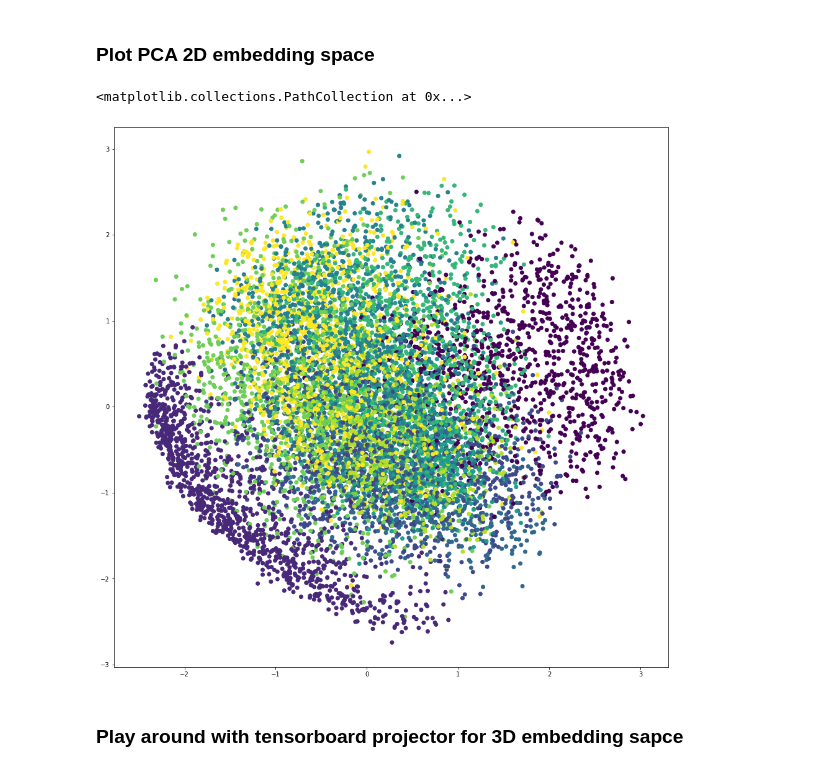
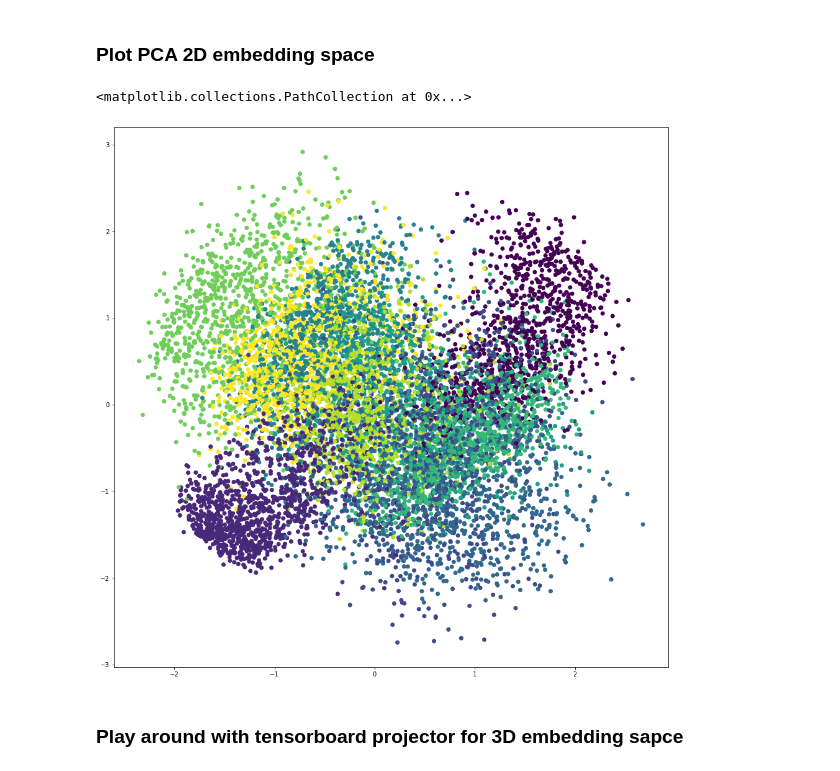
Before and after one commit to efthymis-mcl/algomorphism, a Jupyter notebook: examples/vae.ipynb, the cells around one changed output. Cells and saved outputs as stored; diff of their text form; code cells hidden in the pictures.

Commit message:
update models.py, base.py and examples

```diff
--- a/examples/vae.ipynb
+++ b/examples/vae.ipynb
@@ -189,15 +190,13 @@ class Decoder(Model):
 
 
 class VAE(Model, BaseNeuralNetwork):
-    def __init__(self, early_stop_vars=None, weights_outfile=None, optimizer="Adam", learning_rate=1e-4):
+    def __init__(self, dataset, early_stop_vars=None, weights_outfile=None, optimizer="Adam", learning_rate=1e-4):
         Model.__init__(self, name="vae")
 
         status = [
             [0],
             [1,2]
         ]
-        BaseNeuralNetwork.__init__(self, status, early_stop_vars, weights_outfile, optimizer, learning_rate)
-
 
         self.cost_mtr = MetricBase(self,
                                    [DKLm()],
@@ -211,6 +210,7 @@ class VAE(Model, BaseNeuralNetwork):
                                   status,
                                   [0]
                                   )
+        BaseNeuralNetwork.__init__(self, status, dataset, early_stop_vars, weights_outfile, optimizer, learning_rate)
 
         self.encoder = Encoder()
         self.decoder = Decoder()
@@ -229,7 +229,7 @@ class VAE(Model, BaseNeuralNetwork):
 # %% [markdown]
 ## Initialize & Train VAE
 # %%
-vae = VAE(optimizer='Adam')
+vae = VAE(dataset=mnist_d, optimizer='Adam')
 # %%
-vae.train(dataset_train, 50, dataset_test)
+vae.train(mnist_d, 50, print_types=['train'])
 # %% [output]
@@ -259,6 +254,8 @@ val_cost: 0.20847570896148682
 # %% [markdown]
 ## Visualization
 ### VAE input, output example
+# %%
+x_test, y_test = mnist_d.get_test_examples()
 # %%
 i = tf.where(y_test == 6)[1,0]
 
@@ -331,18 +328,18 @@ with open('from_0_to_6.gif','rb') as f:
 # %%
 plt.figure(figsize=(16,16))
 Z = []
 i = 0
-for x, _, _ in dataset_test:
+for x, _, _ in mnist_d.test:
     z, z_mean, z_log = vae.encoder(x)
     Z.append(z_mean)
     i += 1
 Z = tf.concat(Z, axis=0)
 pca_z  = PCA(2).fit_transform(tf.concat(Z, axis=0))
 
 plt.scatter(pca_z[:, 0], pca_z[:, 1], c=y_test)
 # %% [output]
 <matplotlib.collections.PathCollection at 0x...>
-[figure, old version]
+[figure, new version]
 # %% [markdown]
 ### Play around with tensorboard projector for 3D embedding sapce
 # %%
```
Also changed, not shown: parts of 8 cells of this notebook, 6 other files.
